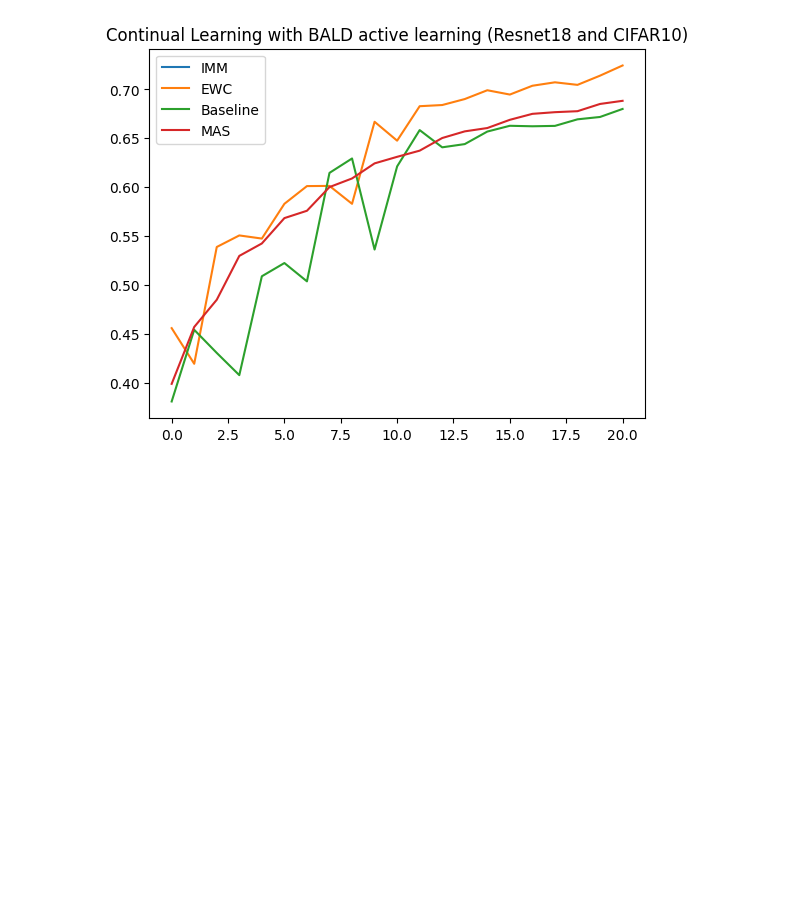
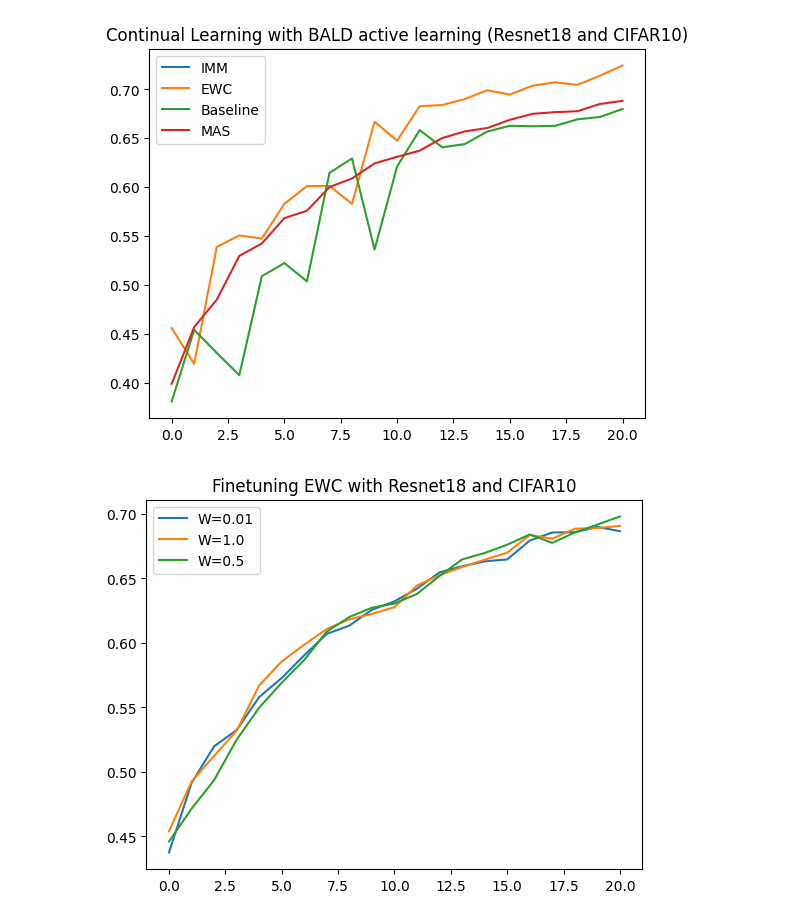
Before and after one commit to FelixMoeller3/calms, a Jupyter notebook: src/evaluation/eval_model_stealing.ipynb, the cells around one changed output. Cells and saved outputs as stored; diff of their text form; code cells hidden in the pictures; blank space fills up the shorter version.

Commit message:
Further finetuning

```diff
--- a/src/evaluation/eval_model_stealing.ipynb
+++ b/src/evaluation/eval_model_stealing.ipynb
@@ -186,3 +186,19 @@ plt.title("Continual Learning with BALD active learning (Resnet18 and CIFAR10)")
 plt.show()
 # %% [output]
 [figure]
+# %%
+# Finetuning for LC and EWC on Resnet18 and CIFAR-10
+# Here the weight is 0.01
+first = [0.4375, 0.4914, 0.5198, 0.5324, 0.558, 0.5728, 0.5904, 0.607, 0.6134, 0.6257, 0.6322, 0.642, 0.6547, 0.6594, 0.6632, 0.6647, 0.6793, 0.6856, 0.6858, 0.6899, 0.6866]
+# Here the weight is 1.0
+second = [0.4539, 0.4925, 0.5124, 0.5318, 0.5671, 0.5856, 0.5986, 0.6108, 0.6183, 0.6224, 0.6277, 0.6445, 0.6525, 0.6588, 0.6645, 0.6699, 0.6836, 0.6808, 0.6885, 0.689, 0.6907]
+# Here the weight is 0.5
+third = [0.446, 0.4714, 0.4936, 0.5249, 0.5498, 0.5691, 0.5868, 0.6088, 0.6201, 0.6273, 0.6305, 0.638, 0.6519, 0.6647, 0.6697, 0.6761, 0.6841, 0.6775, 0.6856, 0.6917, 0.698]
+plt.plot(first,label="W=0.01")
+plt.plot(second,label="W=1.0")
+plt.plot(third,label="W=0.5")
+plt.legend()
+plt.title("Finetuning EWC with Resnet18 and CIFAR10")
+plt.show()
+# %% [output]
+[figure, added]
```
Also changed, not shown: 20 other files.
